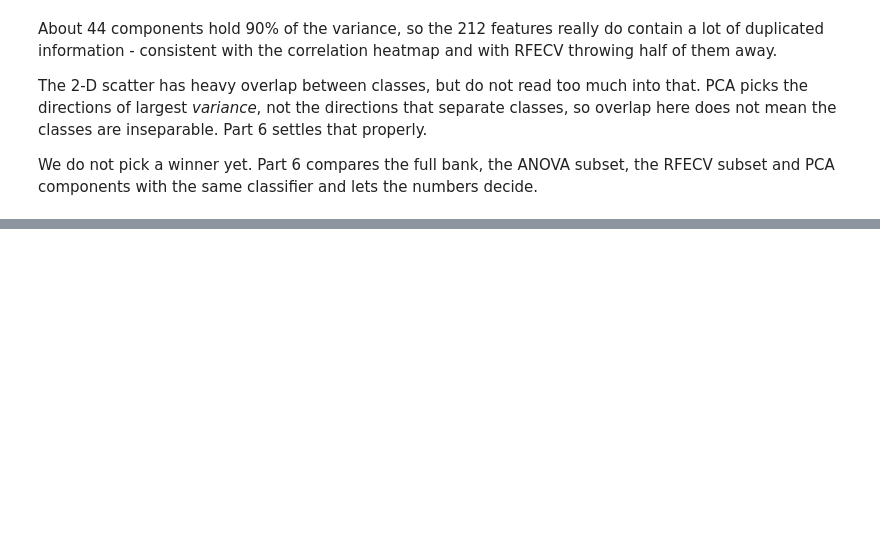
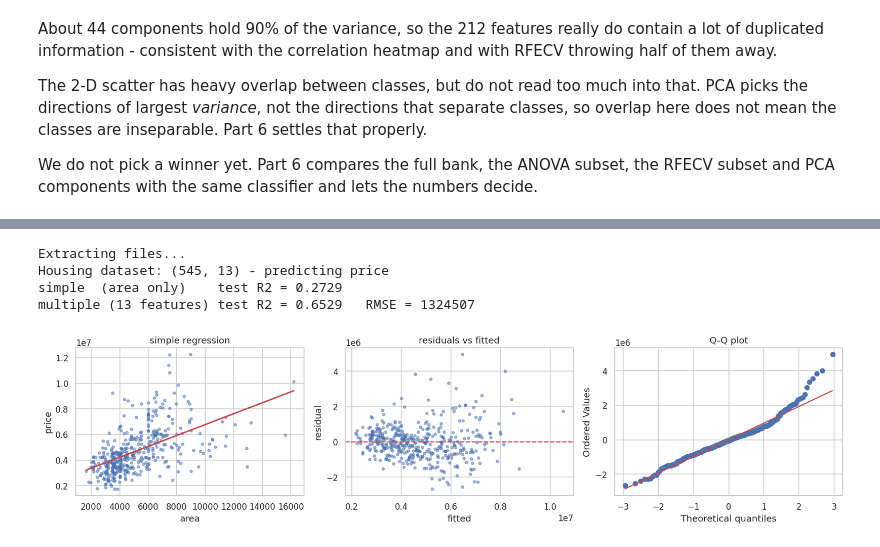
Before and after one commit to SurajKhomane108/brain-tumor-classification-localization, a Jupyter notebook: brain_tumor_classification_localization.ipynb, the cells around one changed output, grey strips where cells are left out. Cells and saved outputs as stored; diff of their text form; code cells hidden in the pictures; blank space fills up the shorter version.

```diff
--- a/brain_tumor_classification_localization.ipynb
+++ b/brain_tumor_classification_localization.ipynb
@@ -650,0 +678,36 @@ PCA components with the same classifier and lets the numbers decide.
+# %%
+!pip install kagglehub -q
+import kagglehub
+from sklearn.linear_model import LinearRegression
+from sklearn.metrics import r2_score, mean_squared_error, mean_absolute_error
+from sklearn.model_selection import train_test_split
+
+house = pd.read_csv(os.path.join(
+    kagglehub.dataset_download("yasserh/housing-prices-dataset"), "Housing.csv"))
+for c in [c for c in house.columns if set(house[c].dropna().unique()) <= {"yes", "no"}]:
+    house[c] = (house[c] == "yes").astype(int)
+house = pd.get_dummies(house, columns=["furnishingstatus"], drop_first=True)
+
+hX, hy = house.drop(columns="price"), house["price"]
+hXtr, hXte, hytr, hyte = train_test_split(hX, hy, test_size=0.2, random_state=SEED)
+print("Housing dataset:", hX.shape, "- predicting price")
+
+simple = LinearRegression().fit(hXtr[["area"]], hytr)
+multi = LinearRegression().fit(hXtr, hytr)
+print("simple  (area only)    test R2 = %.4f" % r2_score(hyte, simple.predict(hXte[["area"]])))
+print("multiple (13 features) test R2 = %.4f   RMSE = %.0f"
+      % (r2_score(hyte, multi.predict(hXte)),
+         mean_squared_error(hyte, multi.predict(hXte)) ** 0.5))
+
+hfit = multi.predict(hXtr)
+hres = hytr - hfit
+fig, ax = plt.subplots(1, 3, figsize=(15, 3.8))
+ax[0].scatter(hXtr["area"], hytr, s=12, alpha=0.5)
+xs = np.linspace(hX["area"].min(), hX["area"].max(), 100).reshape(-1, 1)
+ax[0].plot(xs, simple.predict(xs), "r-", lw=2)
+ax[0].set_xlabel("area"); ax[0].set_ylabel("price"); ax[0].set_title("simple regression")
+ax[1].scatter(hfit, hres, s=12, alpha=0.5); ax[1].axhline(0, color="r", ls="--")
+ax[1].set_xlabel("fitted"); ax[1].set_ylabel("residual"); ax[1].set_title("residuals vs fitted")
+stats.probplot(hres, dist="norm", plot=ax[2]); ax[2].set_title("Q-Q plot")
+plt.tight_layout(); plt.show()
+# %% [output]
@@ -650,0 +715,5 @@ PCA components with the same classifier and lets the numbers decide.
+Extracting files...
+Housing dataset: (545, 13) - predicting price
+simple  (area only)    test R2 = 0.2729
+multiple (13 features) test R2 = 0.6529   RMSE = 1324507
+[figure, added]
```
Also changed, not shown: parts of 29 cells of this notebook.
